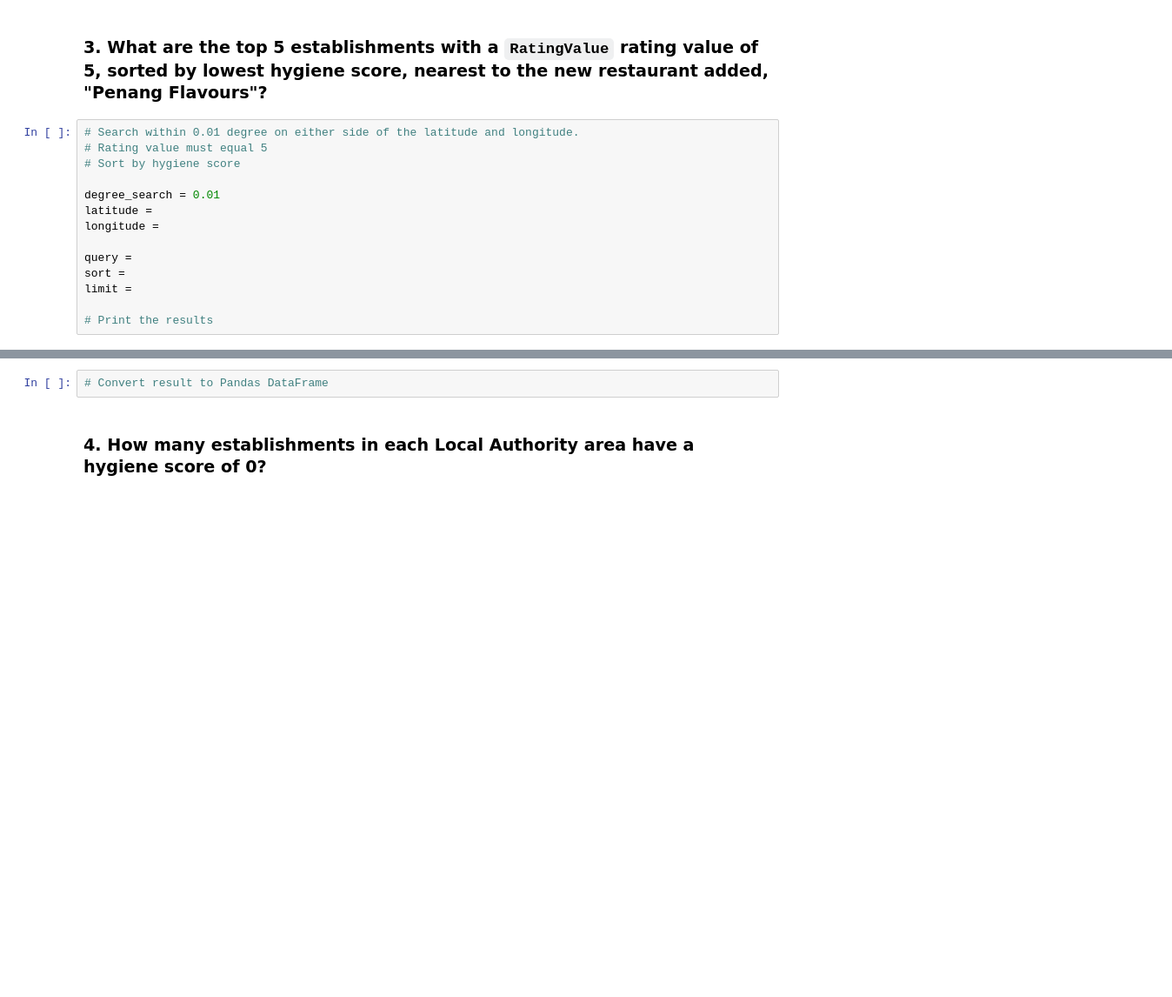
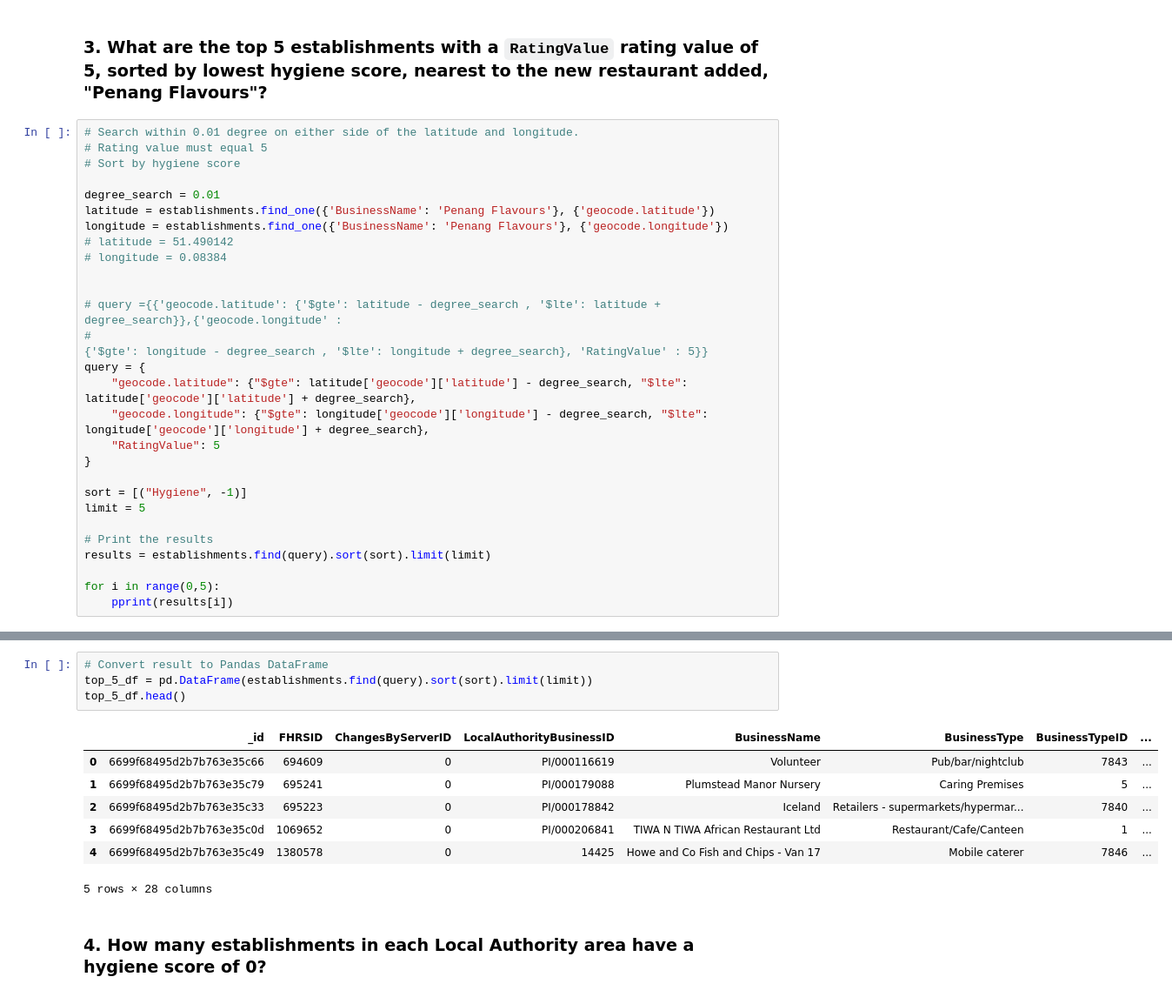
Before and after one commit to rdeshir10/NoSQL-Challenge, a Jupyter notebook: NoSQL_analysis_starter.ipynb, the cells around one changed output, grey strips where cells are left out. Shown: that part at 87% size. Drawn from its saved outputs; the diff is of its cells as text; blank space fills up the shorter version.

```diff
--- a/NoSQL_analysis_starter.ipynb
+++ b/NoSQL_analysis_starter.ipynb
@@ -133,11 +133,25 @@ Number of Rows in Dataframe:33
 # Sort by hygiene score
 
 degree_search = 0.01
-latitude =
-longitude =
+latitude = establishments.find_one({'BusinessName': 'Penang Flavours'}, {'geocode.latitude'})
+longitude = establishments.find_one({'BusinessName': 'Penang Flavours'}, {'geocode.longitude'})
+# latitude = 51.490142
+# longitude = 0.08384
 
-query =
-sort =
-limit =
+
+# query ={{'geocode.latitude': {'$gte': latitude - degree_search , '$lte': latitude + degree_search}},{'geocode.longitude' :
+#                                                                                                             {'$gte': longitude - degree_search , '$lte': longitude + degree_search}, 'RatingValue' : 5}}
+query = {
+    "geocode.latitude": {"$gte": latitude['geocode']['latitude'] - degree_search, "$lte": latitude['geocode']['latitude'] + degree_search},
+    "geocode.longitude": {"$gte": longitude['geocode']['longitude'] - degree_search, "$lte": longitude['geocode']['longitude'] + degree_search},
+    "RatingValue": 5
+}
+
+sort = [("Hygiene", -1)]
+limit = 5
 
 # Print the results
+results = establishments.find(query).sort(sort).limit(limit)
+
+for i in range(0,5):
+    pprint(results[i])
@@ -144,5 +176,15 @@ limit =
 # %%
 # Convert result to Pandas DataFrame
+top_5_df = pd.DataFrame(establishments.find(query).sort(sort).limit(limit))
+top_5_df.head()
+# %% [output]
+|  | _id | FHRSID | ChangesByServerID | LocalAuthorityBusinessID | BusinessName | BusinessType | BusinessTypeID | ... |
+| 0 | 6699f68495d2b7b763e35c66 | 694609 | 0 | PI/000116619 | Volunteer | Pub/bar/nightclub | 7843 | ... |
+| 1 | 6699f68495d2b7b763e35c79 | 695241 | 0 | PI/000179088 | Plumstead Manor Nursery | Caring Premises | 5 | ... |
+| 2 | 6699f68495d2b7b763e35c33 | 695223 | 0 | PI/000178842 | Iceland | Retailers - supermarkets/hypermar... | 7840 | ... |
+| 3 | 6699f68495d2b7b763e35c0d | 1069652 | 0 | PI/000206841 | TIWA N TIWA African Restaurant Ltd | Restaurant/Cafe/Canteen | 1 | ... |
+| 4 | 6699f68495d2b7b763e35c49 | 1380578 | 0 | 14425 | Howe and Co Fish and Chips - Van 17 | Mobile caterer | 7846 | ... |
+5 rows × 28 columns
 # %% [markdown]
 ### 4. How many establishments in each Local Authority area have a hygiene score of 0?
 # %%
```
Also changed, not shown: parts of 6 cells of this notebook.
